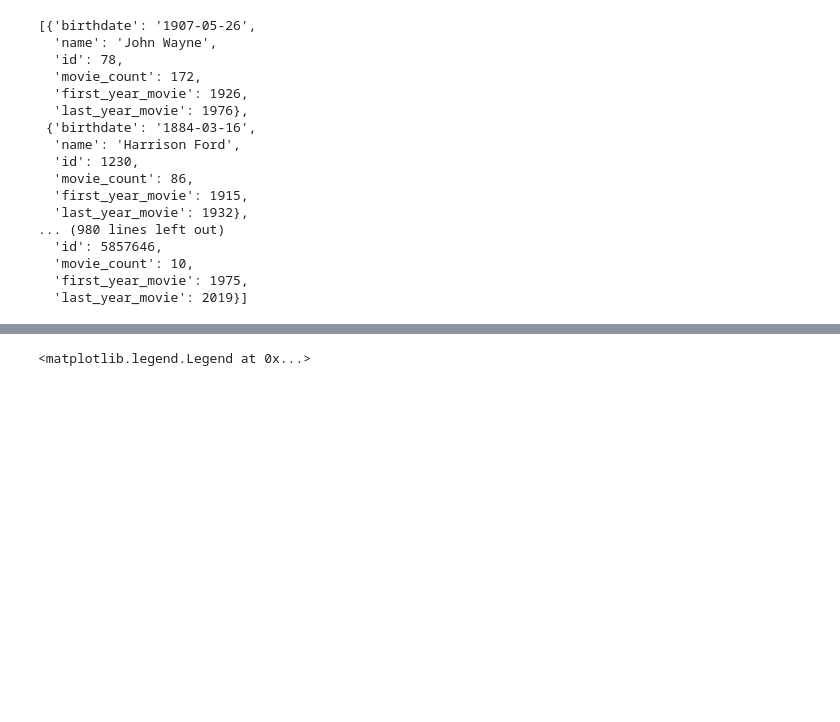
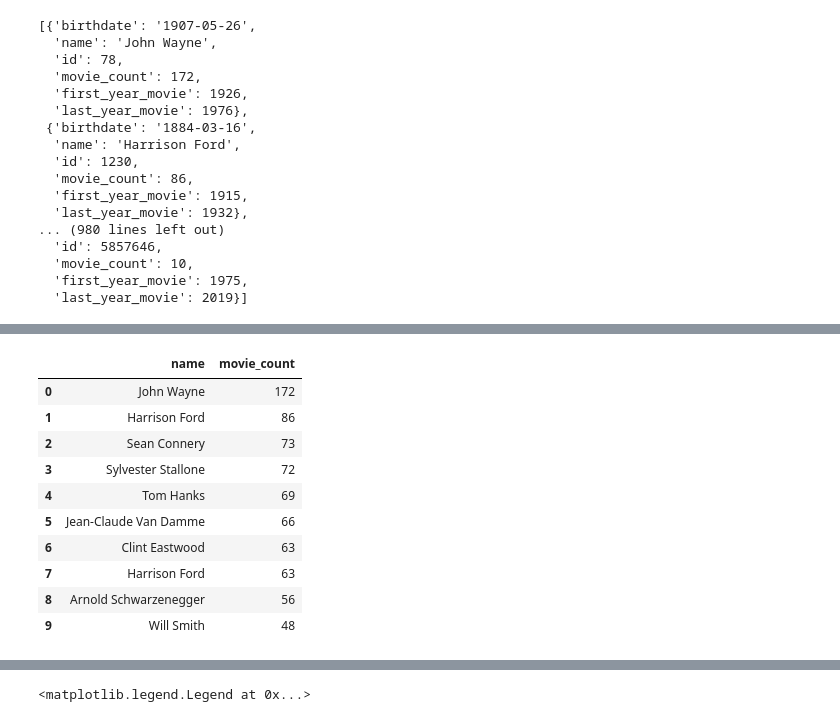
Before and after one commit to valentinegrand/REACT, a Jupyter notebook: NotebookClientRestApiMovie.ipynb, the cells around one changed output, grey strips where cells are left out. Saved outputs shown, nothing was run; the diff lists cells and outputs as text; code cells hidden in the pictures; blank space fills up the shorter version.

```diff
--- a/NotebookClientRestApiMovie.ipynb
+++ b/NotebookClientRestApiMovie.ipynb
@@ -524,0 +541,15 @@ dfStatsStar10
+# %%
+MovieCount = dfStatsStar10.loc[:,['name', 'movie_count']]
+MovieCount
+# %% [output]
+|  | name | movie_count |
+| 0 | John Wayne | 172 |
+| 1 | Harrison Ford | 86 |
+| 2 | Sean Connery | 73 |
+| 3 | Sylvester Stallone | 72 |
+| 4 | Tom Hanks | 69 |
+| 5 | Jean-Claude Van Damme | 66 |
+| 6 | Clint Eastwood | 63 |
+| 7 | Harrison Ford | 63 |
+| 8 | Arnold Schwarzenegger | 56 |
+| 9 | Will Smith | 48 |
```
Also changed, not shown: parts of 3 cells of this notebook.
